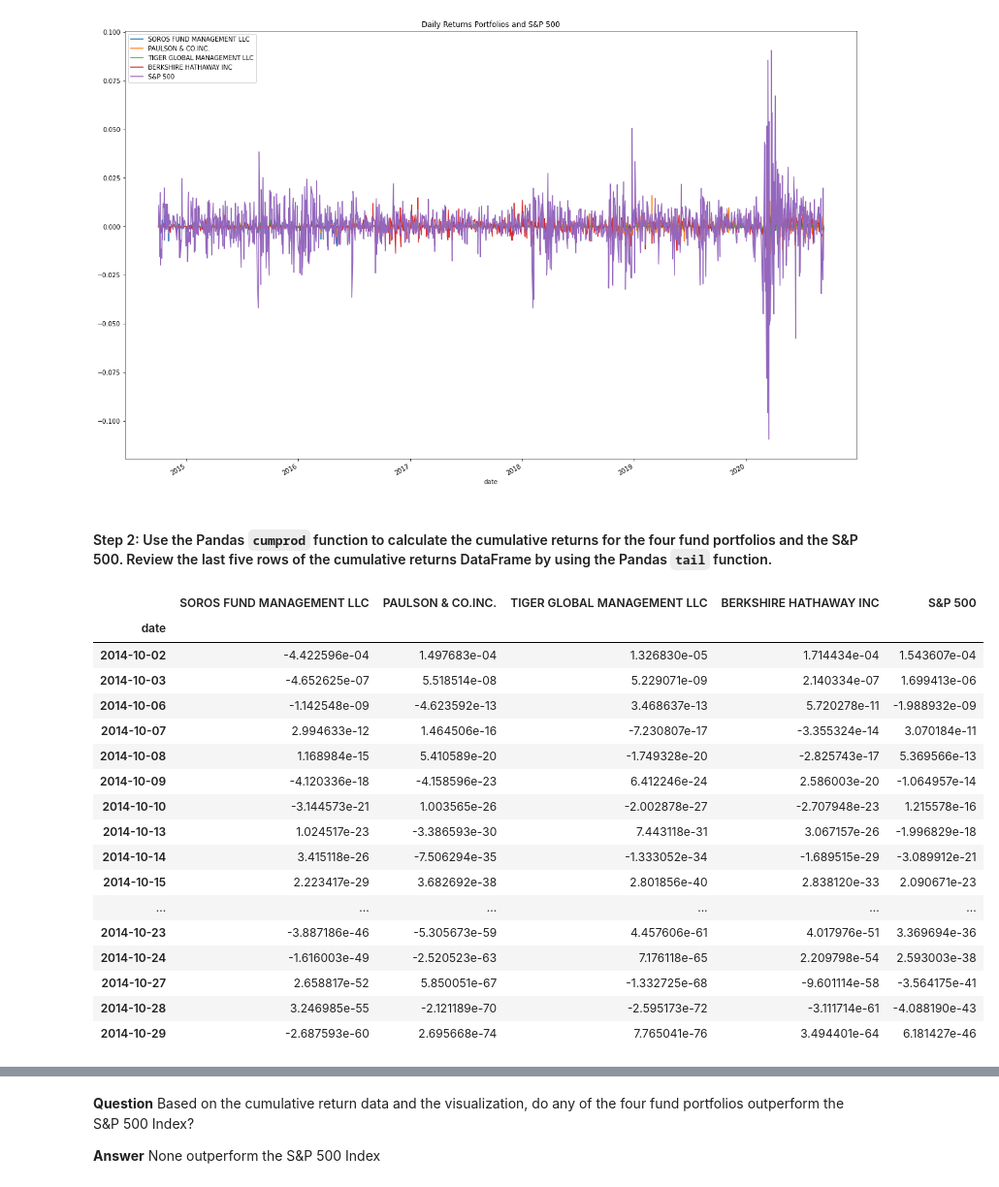
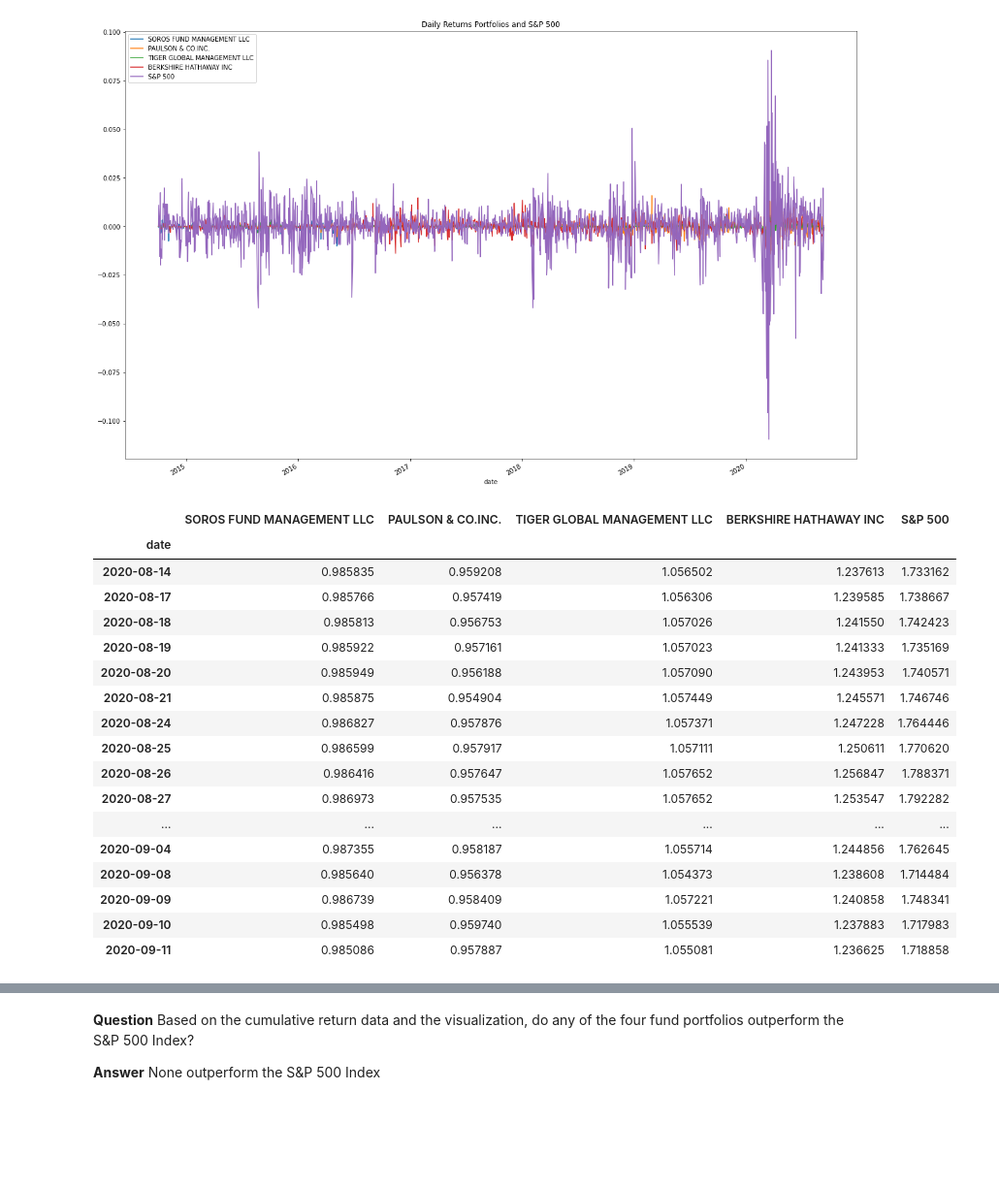
Before and after one commit to Deep4Patel9/fintech_investment_portfolio, a Jupyter notebook: risk_return_analysis.ipynb, the cells around one changed output, grey strips where cells are left out. Shown at 97% size. Saved outputs shown, nothing was run; the diff lists cells and outputs as text; code cells hidden in the pictures; blank space fills up the shorter version.

```diff
--- a/risk_return_analysis.ipynb
+++ b/risk_return_analysis.ipynb
@@ -149,30 +143,28 @@ Analyze the data to determine if any of the portfolios outperform the broader st
 ax = daily_returns.plot(kind='line', figsize=(21,14), title="Daily Returns Portfolios and S&P 500", legend=True)
 # %% [output]
 [figure]
-# %% [markdown]
-#### Step 2: Use the Pandas `cumprod` function to calculate the cumulative returns for the four fund portfolios and the S&P 500. Review the last five rows of the cumulative returns DataFrame by using the Pandas `tail` function.
 # %%
 # Calculate and plot the cumulative returns of the 4 fund portfolios and the S&P 500
-cumulative_returns = daily_returns.cumprod()
+cumulative_returns = (daily_returns +1).cumprod()
 
 # Review the last 5 rows of the cumulative returns DataFrame
-cumulative_returns.head(20)
+cumulative_returns.tail(20)
 # %% [output]
 |  | SOROS FUND MANAGEMENT LLC | PAULSON & CO.INC. | TIGER GLOBAL MANAGEMENT LLC | BERKSHIRE HATHAWAY INC | S&P 500 |
 | date |  |  |  |  |  |
-| 2014-10-02 | -4.422596e-04 | 1.497683e-04 | 1.326830e-05 | 1.714434e-04 | 1.543607e-04 |
-| 2014-10-03 | -4.652625e-07 | 5.518514e-08 | 5.229071e-09 | 2.140334e-07 | 1.699413e-06 |
-| 2014-10-06 | -1.142548e-09 | -4.623592e-13 | 3.468637e-13 | 5.720278e-11 | -1.988932e-09 |
-| 2014-10-07 | 2.994633e-12 | 1.464506e-16 | -7.230807e-17 | -3.355324e-14 | 3.070184e-11 |
-| 2014-10-08 | 1.168984e-15 | 5.410589e-20 | -1.749328e-20 | -2.825743e-17 | 5.369566e-13 |
-| 2014-10-09 | -4.120336e-18 | -4.158596e-23 | 6.412246e-24 | 2.586003e-20 | -1.064957e-14 |
-| 2014-10-10 | -3.144573e-21 | 1.003565e-26 | -2.002878e-27 | -2.707948e-23 | 1.215578e-16 |
-| 2014-10-13 | 1.024517e-23 | -3.386593e-30 | 7.443118e-31 | 3.067157e-26 | -1.996829e-18 |
-| 2014-10-14 | 3.415118e-26 | -7.506294e-35 | -1.333052e-34 | -1.689515e-29 | -3.089912e-21 |
-| 2014-10-15 | 2.223417e-29 | 3.682692e-38 | 2.801856e-40 | 2.838120e-33 | 2.090671e-23 |
+| 2020-08-14 | 0.985835 | 0.959208 | 1.056502 | 1.237613 | 1.733162 |
+| 2020-08-17 | 0.985766 | 0.957419 | 1.056306 | 1.239585 | 1.738667 |
+| 2020-08-18 | 0.985813 | 0.956753 | 1.057026 | 1.241550 | 1.742423 |
+| 2020-08-19 | 0.985922 | 0.957161 | 1.057023 | 1.241333 | 1.735169 |
+| 2020-08-20 | 0.985949 | 0.956188 | 1.057090 | 1.243953 | 1.740571 |
+| 2020-08-21 | 0.985875 | 0.954904 | 1.057449 | 1.245571 | 1.746746 |
+| 2020-08-24 | 0.986827 | 0.957876 | 1.057371 | 1.247228 | 1.764446 |
+| 2020-08-25 | 0.986599 | 0.957917 | 1.057111 | 1.250611 | 1.770620 |
+| 2020-08-26 | 0.986416 | 0.957647 | 1.057652 | 1.256847 | 1.788371 |
+| 2020-08-27 | 0.986973 | 0.957535 | 1.057652 | 1.253547 | 1.792282 |
 | ... | ... | ... | ... | ... | ... |
-| 2014-10-23 | -3.887186e-46 | -5.305673e-59 | 4.457606e-61 | 4.017976e-51 | 3.369694e-36 |
-| 2014-10-24 | -1.616003e-49 | -2.520523e-63 | 7.176118e-65 | 2.209798e-54 | 2.593003e-38 |
-| 2014-10-27 | 2.658817e-52 | 5.850051e-67 | -1.332725e-68 | -9.601114e-58 | -3.564175e-41 |
-| 2014-10-28 | 3.246985e-55 | -2.121189e-70 | -2.595173e-72 | -3.111714e-61 | -4.088190e-43 |
-| 2014-10-29 | -2.687593e-60 | 2.695668e-74 | 7.765041e-76 | 3.494401e-64 | 6.181427e-46 |
+| 2020-09-04 | 0.987355 | 0.958187 | 1.055714 | 1.244856 | 1.762645 |
+| 2020-09-08 | 0.985640 | 0.956378 | 1.054373 | 1.238608 | 1.714484 |
+| 2020-09-09 | 0.986739 | 0.958409 | 1.057221 | 1.240858 | 1.748341 |
+| 2020-09-10 | 0.985498 | 0.959740 | 1.055539 | 1.237883 | 1.717983 |
+| 2020-09-11 | 0.985086 | 0.957887 | 1.055081 | 1.236625 | 1.718858 |
```
Also changed, not shown: parts of 34 cells of this notebook.
